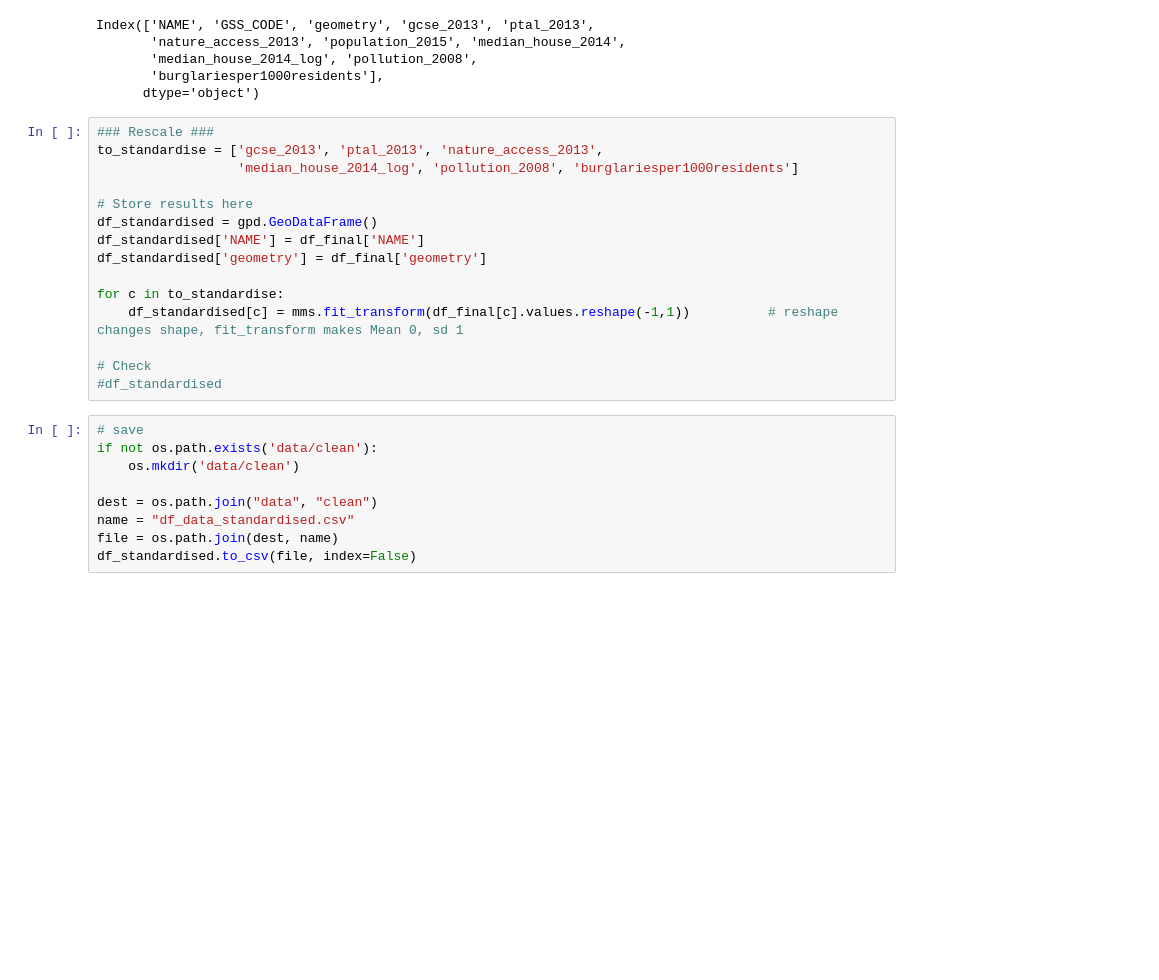
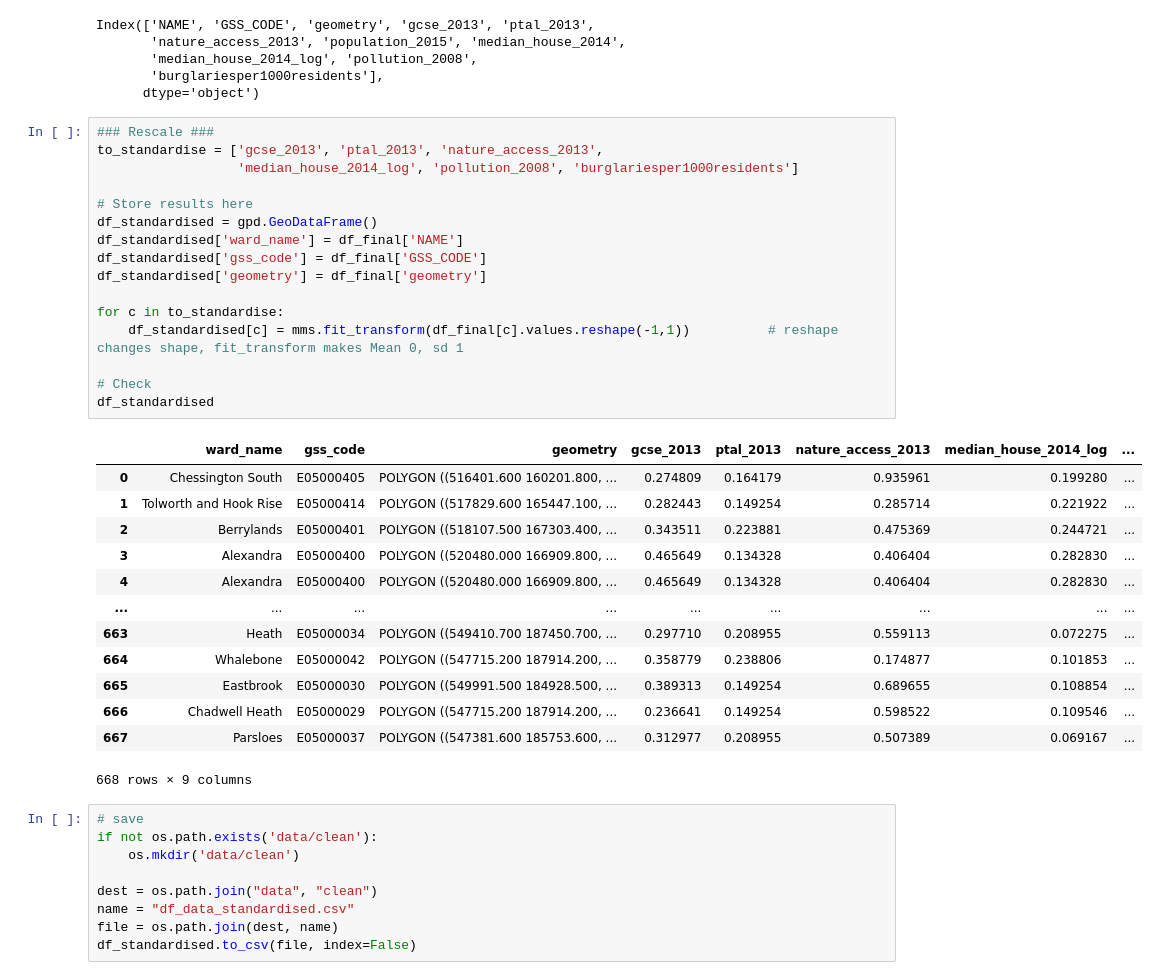
Before and after one commit to neneninja97/liveable_london, a Jupyter notebook: data_pre_processing.ipynb, the cells around one changed output. Drawn from its saved outputs; the diff is of its cells as text; blank space fills up the shorter version.

```diff
--- a/data_pre_processing.ipynb
+++ b/data_pre_processing.ipynb
@@ -458,18 +458,33 @@ Index(['NAME', 'GSS_CODE', 'geometry', 'gcse_2013', 'ptal_2013',
 # %%
 ### Rescale ###
 to_standardise = ['gcse_2013', 'ptal_2013', 'nature_access_2013',
                   'median_house_2014_log', 'pollution_2008', 'burglariesper1000residents']
 
 # Store results here
 df_standardised = gpd.GeoDataFrame()
-df_standardised['NAME'] = df_final['NAME']
+df_standardised['ward_name'] = df_final['NAME']
+df_standardised['gss_code'] = df_final['GSS_CODE']
 df_standardised['geometry'] = df_final['geometry']
 
 for c in to_standardise:
     df_standardised[c] = mms.fit_transform(df_final[c].values.reshape(-1,1))          # reshape changes shape, fit_transform makes Mean 0, sd 1
 
 # Check
-#df_standardised
+df_standardised
+# %% [output]
+|  | ward_name | gss_code | geometry | gcse_2013 | ptal_2013 | nature_access_2013 | median_house_2014_log | ... |
+| 0 | Chessington South | E05000405 | POLYGON ((516401.600 160201.800, ... | 0.274809 | 0.164179 | 0.935961 | 0.199280 | ... |
+| 1 | Tolworth and Hook Rise | E05000414 | POLYGON ((517829.600 165447.100, ... | 0.282443 | 0.149254 | 0.285714 | 0.221922 | ... |
+| 2 | Berrylands | E05000401 | POLYGON ((518107.500 167303.400, ... | 0.343511 | 0.223881 | 0.475369 | 0.244721 | ... |
+| 3 | Alexandra | E05000400 | POLYGON ((520480.000 166909.800, ... | 0.465649 | 0.134328 | 0.406404 | 0.282830 | ... |
+| 4 | Alexandra | E05000400 | POLYGON ((520480.000 166909.800, ... | 0.465649 | 0.134328 | 0.406404 | 0.282830 | ... |
+| ... | ... | ... | ... | ... | ... | ... | ... | ... |
+| 663 | Heath | E05000034 | POLYGON ((549410.700 187450.700, ... | 0.297710 | 0.208955 | 0.559113 | 0.072275 | ... |
+| 664 | Whalebone | E05000042 | POLYGON ((547715.200 187914.200, ... | 0.358779 | 0.238806 | 0.174877 | 0.101853 | ... |
+| 665 | Eastbrook | E05000030 | POLYGON ((549991.500 184928.500, ... | 0.389313 | 0.149254 | 0.689655 | 0.108854 | ... |
+| 666 | Chadwell Heath | E05000029 | POLYGON ((547715.200 187914.200, ... | 0.236641 | 0.149254 | 0.598522 | 0.109546 | ... |
+| 667 | Parsloes | E05000037 | POLYGON ((547381.600 185753.600, ... | 0.312977 | 0.208955 | 0.507389 | 0.069167 | ... |
+668 rows × 9 columns
 # %%
 # save
 if not os.path.exists('data/clean'):
```
Also changed, not shown: 1 other file.
